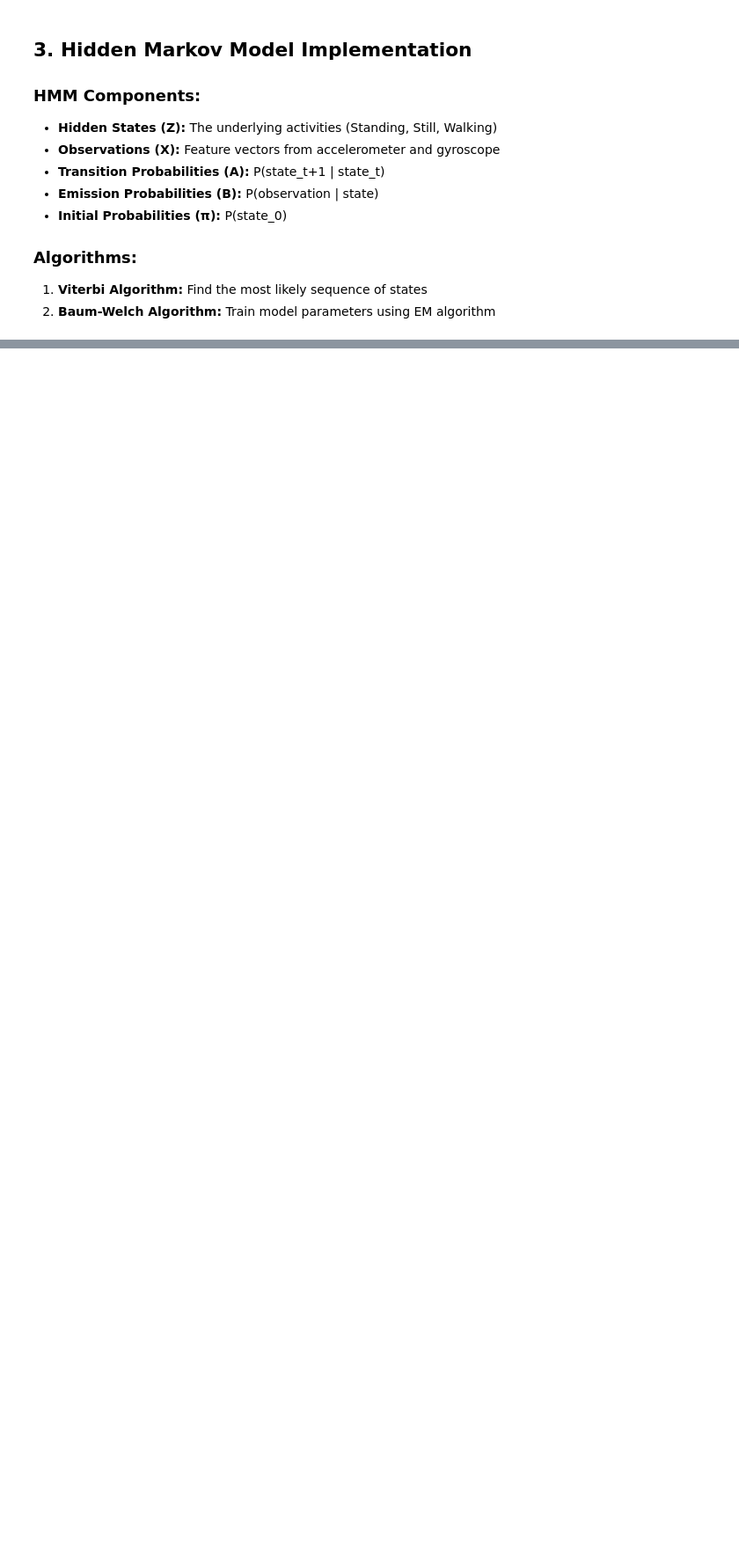
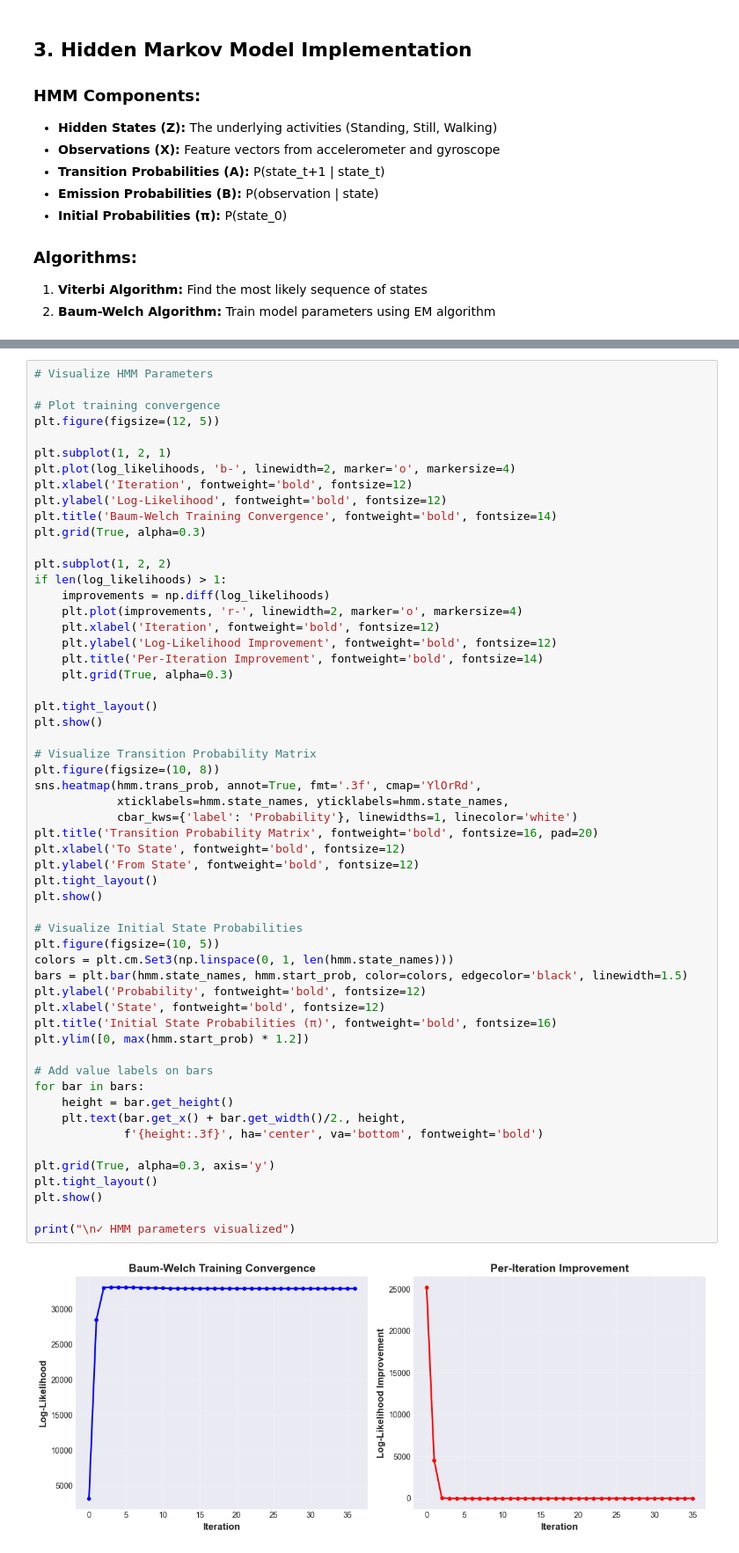
Before and after one commit to amuhirwa/HMM, a Jupyter notebook: notebook.ipynb, the cells around one changed output, grey strips where cells are left out. Shown at 88% size. Cells and saved outputs as stored; diff of their text form; blank space fills up the shorter version.

```diff
--- a/notebook.ipynb
+++ b/notebook.ipynb
@@ -970,0 +1373,58 @@ class GaussianHMM:
+# %%
+# Visualize HMM Parameters
+
+# Plot training convergence
+plt.figure(figsize=(12, 5))
+
+plt.subplot(1, 2, 1)
+plt.plot(log_likelihoods, 'b-', linewidth=2, marker='o', markersize=4)
+plt.xlabel('Iteration', fontweight='bold', fontsize=12)
+plt.ylabel('Log-Likelihood', fontweight='bold', fontsize=12)
+plt.title('Baum-Welch Training Convergence', fontweight='bold', fontsize=14)
+plt.grid(True, alpha=0.3)
+
+plt.subplot(1, 2, 2)
+if len(log_likelihoods) > 1:
+    improvements = np.diff(log_likelihoods)
+    plt.plot(improvements, 'r-', linewidth=2, marker='o', markersize=4)
+    plt.xlabel('Iteration', fontweight='bold', fontsize=12)
+    plt.ylabel('Log-Likelihood Improvement', fontweight='bold', fontsize=12)
+    plt.title('Per-Iteration Improvement', fontweight='bold', fontsize=14)
+    plt.grid(True, alpha=0.3)
+
+plt.tight_layout()
+plt.show()
+
+# Visualize Transition Probability Matrix
+plt.figure(figsize=(10, 8))
+sns.heatmap(hmm.trans_prob, annot=True, fmt='.3f', cmap='YlOrRd',
+            xticklabels=hmm.state_names, yticklabels=hmm.state_names,
+            cbar_kws={'label': 'Probability'}, linewidths=1, linecolor='white')
+plt.title('Transition Probability Matrix', fontweight='bold', fontsize=16, pad=20)
+plt.xlabel('To State', fontweight='bold', fontsize=12)
+plt.ylabel('From State', fontweight='bold', fontsize=12)
+plt.tight_layout()
+plt.show()
+
+# Visualize Initial State Probabilities
+plt.figure(figsize=(10, 5))
+colors = plt.cm.Set3(np.linspace(0, 1, len(hmm.state_names)))
+bars = plt.bar(hmm.state_names, hmm.start_prob, color=colors, edgecolor='black', linewidth=1.5)
+plt.ylabel('Probability', fontweight='bold', fontsize=12)
+plt.xlabel('State', fontweight='bold', fontsize=12)
+plt.title('Initial State Probabilities (π)', fontweight='bold', fontsize=16)
+plt.ylim([0, max(hmm.start_prob) * 1.2])
+
+# Add value labels on bars
+for bar in bars:
+    height = bar.get_height()
+    plt.text(bar.get_x() + bar.get_width()/2., height,
+             f'{height:.3f}', ha='center', va='bottom', fontweight='bold')
+
+plt.grid(True, alpha=0.3, axis='y')
+plt.tight_layout()
+plt.show()
+
+print("\n✓ HMM parameters visualized")
+# %% [output]
+[figure, added]
```
Also changed, not shown: parts of 20 cells of this notebook.
